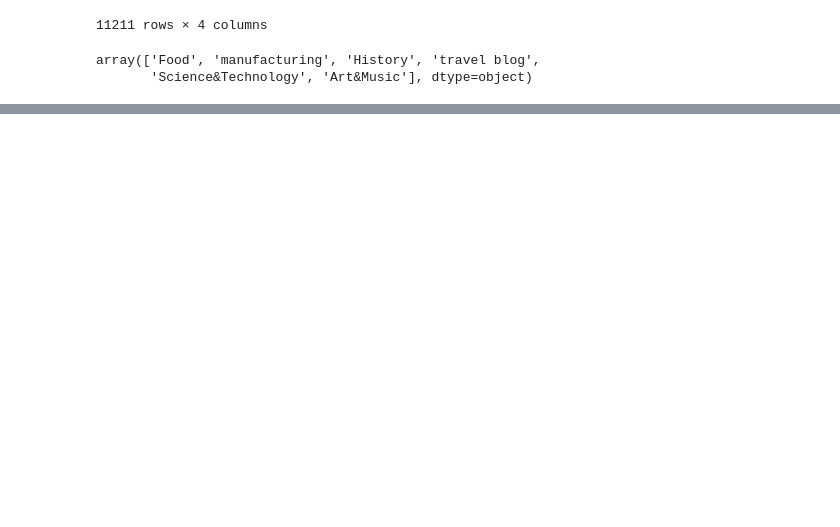
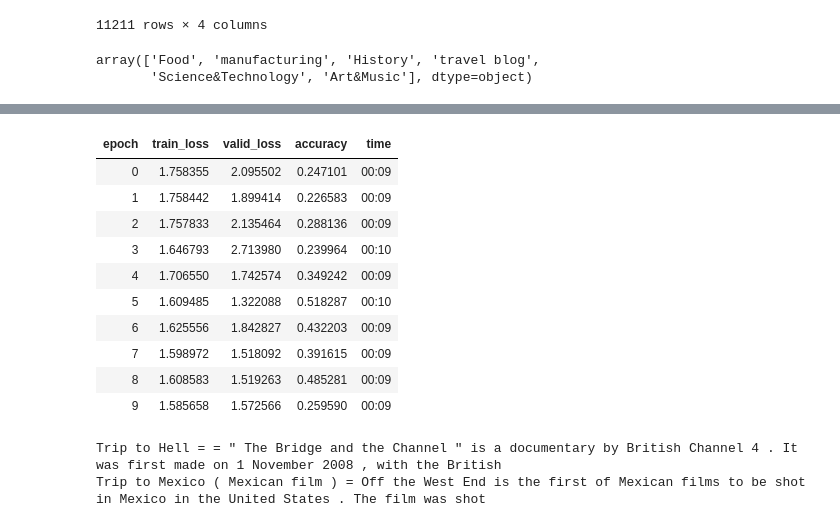
Before and after one commit to varun1414/youtube_class, a Jupyter notebook: classifier.ipynb, the cells around one changed output, grey strips where cells are left out. Saved outputs shown, nothing was run; the diff lists cells and outputs as text; code cells hidden in the pictures; blank space fills up the shorter version.

```diff
--- a/classifier.ipynb
+++ b/classifier.ipynb
@@ -64,0 +184,14 @@ print(m)
+# %%
+learn.fit_one_cycle(10, 1e-2, moms=(0.8,0.7))
+# %% [output]
+| epoch | train_loss | valid_loss | accuracy | time |
+| 0 | 1.758355 | 2.095502 | 0.247101 | 00:09 |
+| 1 | 1.758442 | 1.899414 | 0.226583 | 00:09 |
+| 2 | 1.757833 | 2.135464 | 0.288136 | 00:09 |
+| 3 | 1.646793 | 2.713980 | 0.239964 | 00:10 |
+| 4 | 1.706550 | 1.742574 | 0.349242 | 00:09 |
+| 5 | 1.609485 | 1.322088 | 0.518287 | 00:10 |
+| 6 | 1.625556 | 1.842827 | 0.432203 | 00:09 |
+| 7 | 1.598972 | 1.518092 | 0.391615 | 00:09 |
+| 8 | 1.608583 | 1.519263 | 0.485281 | 00:09 |
+| 9 | 1.585658 | 1.572566 | 0.259590 | 00:09 |
@@ -64,0 +202,5 @@ print(m)
+# %%
+print("\n".join(learn.predict(TEXT, N_WORDS,temperature=0.75) for _ in range(N_SENTENCES)))
+# %% [output]
+Trip to Hell = = " The Bridge and the Channel " is a documentary by British Channel 4 . It was first made on 1 November 2008 , with the British
+Trip to Mexico ( Mexican film ) = Off the West End is the first of Mexican films to be shot in Mexico in the United States . The film was shot
```
Also changed, not shown: parts of 31 cells of this notebook.
